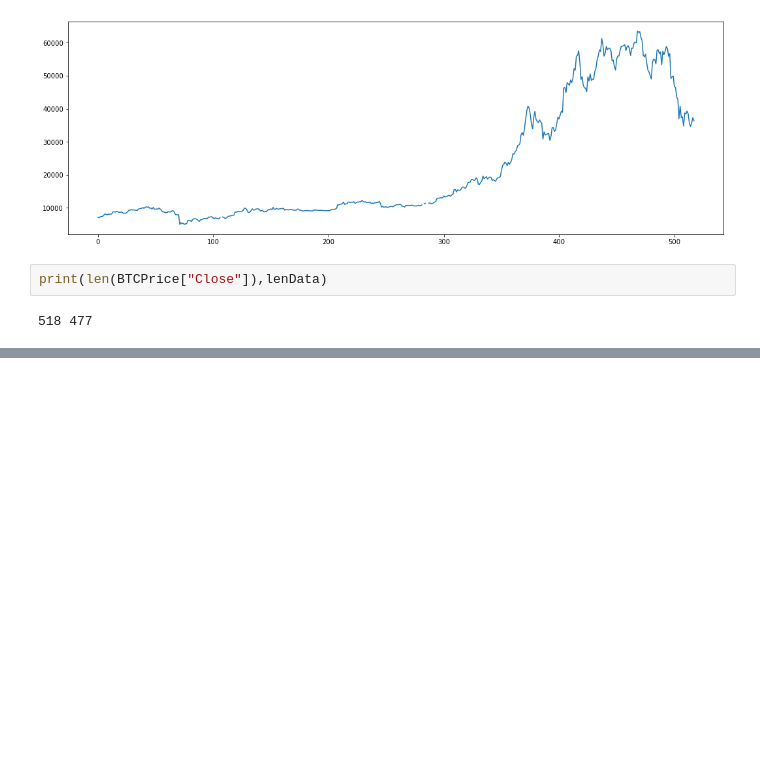
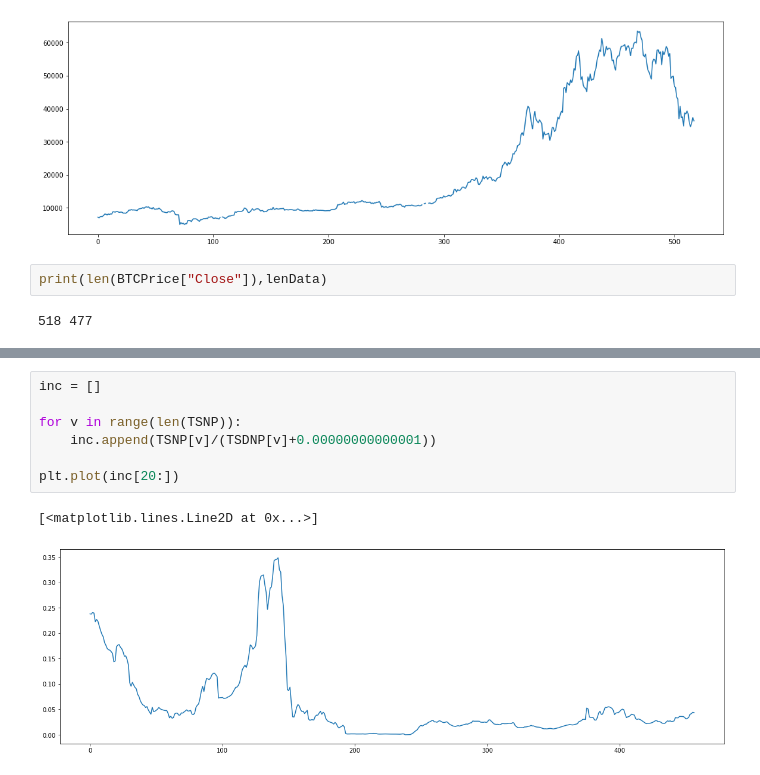
Before and after one commit to TruStartUp/tropyco-simulation, a Jupyter notebook: Modelo Hurricane/Simulación de Hurricane con los datos históricos de compound.ipynb, the cells around one changed output, grey strips where cells are left out. Saved outputs shown, nothing was run; the diff lists cells and outputs as text; blank space fills up the shorter version.

```diff
--- a/Modelo Hurricane/Simulación de Hurricane con los datos históricos de compound.ipynb
+++ b/Modelo Hurricane/Simulación de Hurricane con los datos históricos de compound.ipynb
@@ -1118,0 +1139,10 @@ plt.show()
+# %%
+inc = []
+
+for v in range(len(TSNP)):
+    inc.append(TSNP[v]/(TSDNP[v]+0.00000000000001))
+
+plt.plot(inc[20:])
+# %% [output]
+[<matplotlib.lines.Line2D at 0x...>]
+[figure, added]
```
Also changed, not shown: parts of 16 cells of this notebook, 1 other file.
